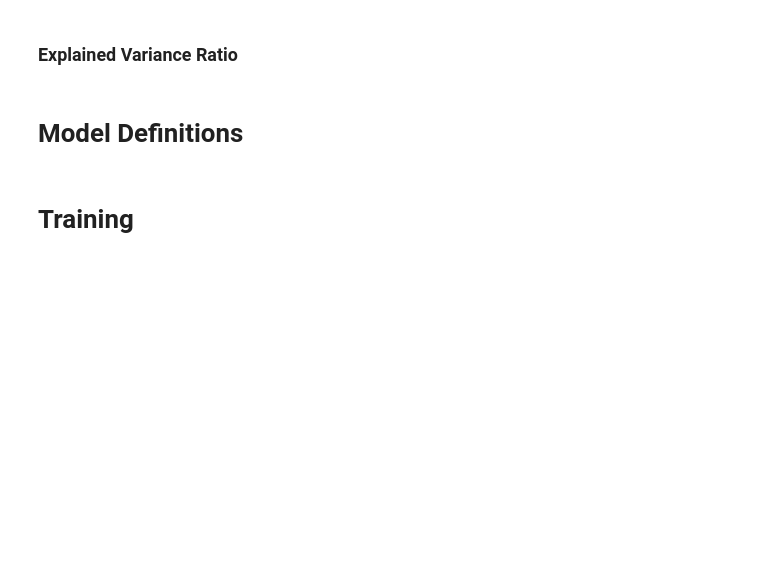
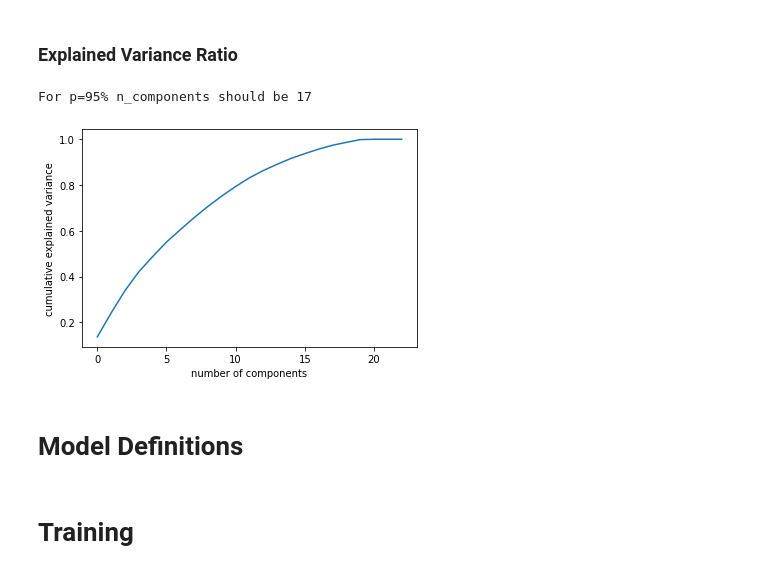
Before and after one commit to ramesaliyev/ai-heart-disease-prediction, a Jupyter notebook: model.ipynb, the cells around one changed output. Cells and saved outputs as stored; diff of their text form; code cells hidden in the pictures; blank space fills up the shorter version.

```diff
--- a/model.ipynb
+++ b/model.ipynb
@@ -626,25 +703,27 @@ calculate_feature_importances(data=data, n_splits=hp_cv_splits,
 ### Explained Variance Ratio
 # %%
 def calculate_explained_variance_ratio(data, p=0.95):
-    scaler = preprocessing.StandardScaler()
-    X = scaler.fit_transform(data)
+    X = Preprocessor.process(data).data
 
     pca = PCA(n_components=None, svd_solver='full', copy=True)
     reduced = pca.fit_transform(X)
 
     # extract the smallest number of components which
     # explain at least p% (e.g. 80%) of the variance
     n_components = 1 + np.argmax(np.cumsum(pca.explained_variance_ratio_) >= p)
     print(f'For p={int(p*100)}% n_components should be {n_components}\n')
 
     # extract the values of the selected components
     #Z = pca.transform(X)[:, :n_components]
 
     plt.plot(np.cumsum(pca.explained_variance_ratio_))
     plt.xlabel('number of components')
     plt.ylabel('cumulative explained variance')
 
-calculate_explained_variance_ratio(data, 0.99)
+calculate_explained_variance_ratio(data, 0.95)
+# %% [output]
+For p=95% n_components should be 17
+[figure, added]
 # %% [markdown]
 # Model Definitions
 # %% [markdown]
```
Also changed, not shown: parts of 14 cells of this notebook.
